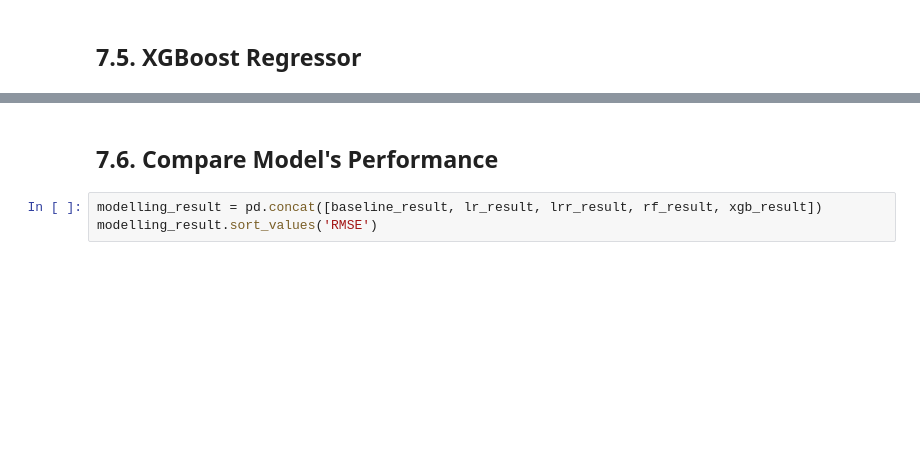
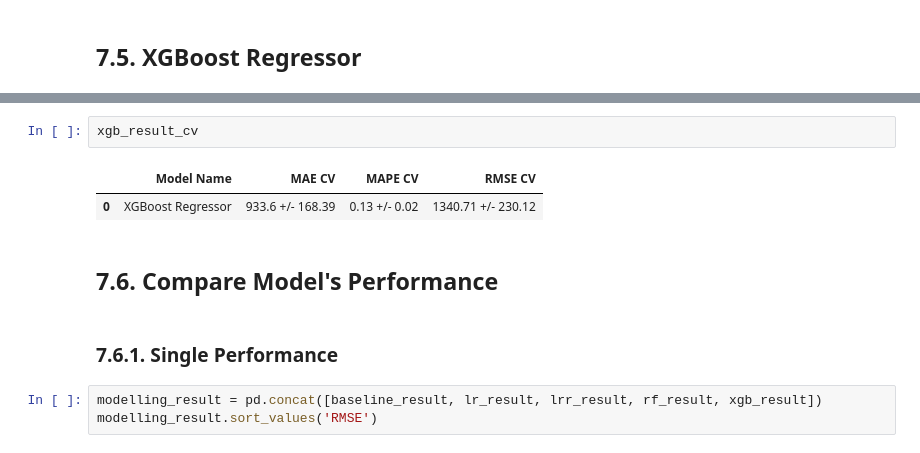
Before and after one commit to diegohbrs/DataScienceEmProducao, a Jupyter notebook: m07_v06_store_prediction.ipynb, the cells around one changed output, grey strips where cells are left out. Saved outputs shown, nothing was run; the diff lists cells and outputs as text; blank space fills up the shorter version.

```diff
--- a/m07_v06_store_prediction.ipynb
+++ b/m07_v06_store_prediction.ipynb
@@ -1133,5 +1213,12 @@ Parameters: { "ata", "colsample_bytee" } might not be used.
+# %%
+xgb_result_cv
+# %% [output]
+|  | Model Name | MAE CV | MAPE CV | RMSE CV |
+| 0 | XGBoost Regressor | 933.6 +/- 168.39 | 0.13 +/- 0.02 | 1340.71 +/- 230.12 |
 # %% [markdown]
 ## 7.6. Compare Model's Performance
+# %% [markdown]
+### 7.6.1. Single Performance
 # %%
 modelling_result = pd.concat([baseline_result, lr_result, lrr_result, rf_result, xgb_result])
 modelling_result.sort_values('RMSE')
```
Also changed, not shown: parts of 21 cells of this notebook.
